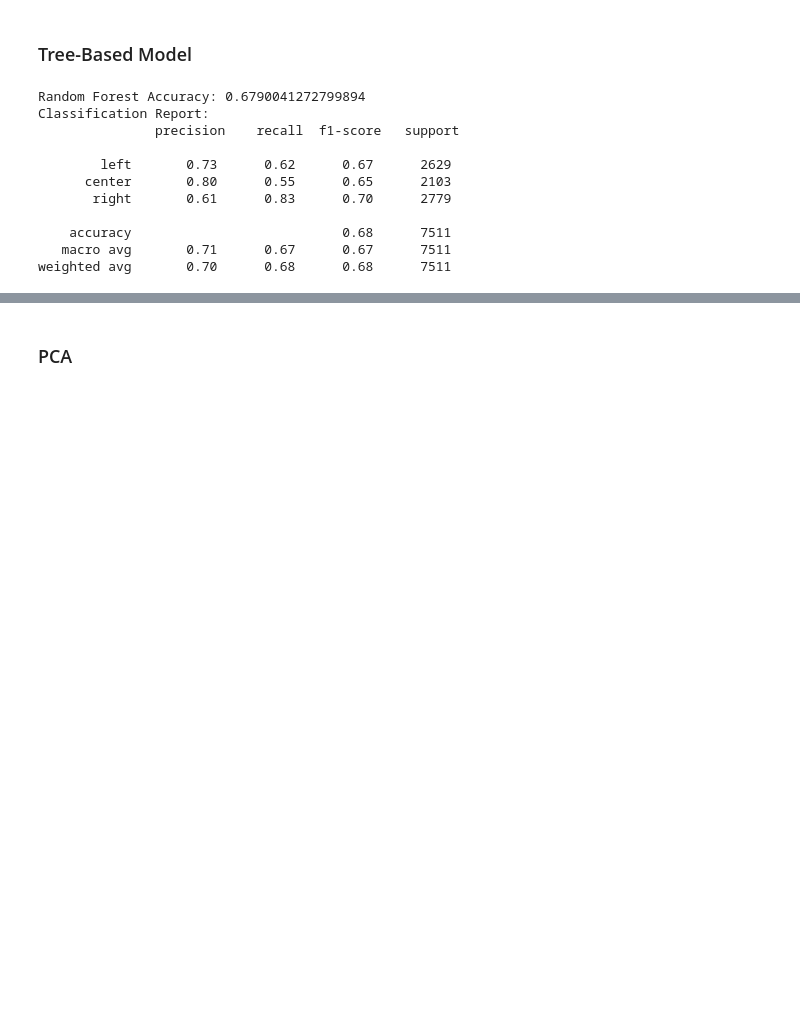
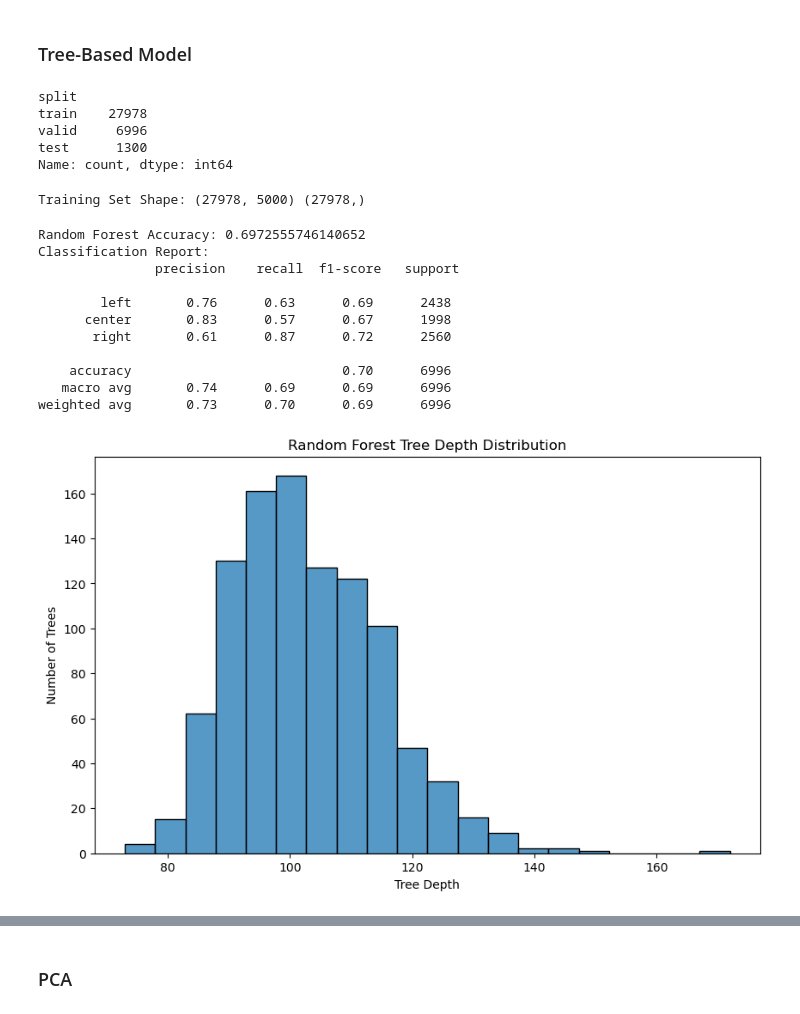
Before and after one commit to UChicago-ML-DL/30100-final, a Jupyter notebook: Random forest.ipynb, the cells around one changed output, grey strips where cells are left out. Drawn from its saved outputs; the diff is of its cells as text; code cells hidden in the pictures; blank space fills up the shorter version.

```diff
--- a/Random forest.ipynb
+++ b/Random forest.ipynb
@@ -203,6 +212,14 @@ dtype: float64
 ## Model Training
 # %% [markdown]
 ### Tree-Based Model
+# %%
+df["split"].value_counts()
+# %% [output]
+split
+train    27978
+valid     6996
+test      1300
+Name: count, dtype: int64
 # %%
 from sklearn.ensemble import RandomForestClassifier
 from sklearn.metrics import accuracy_score, classification_report
@@ -212,31 +229,50 @@ from sklearn.model_selection import train_test_split
 X = tfidf_matrix.toarray()
 y = df['bias']
 
-X_train, X_test, y_train, y_test = train_test_split(X, y, test_size=0.2, random_state=42)
+X_train = X[df["split"] == "train"]
+y_train = y[df["split"] == "train"]
+X_val = X[df["split"] == "valid"]
+y_val = y[df["split"] == "valid"]
+X_test = X[df["split"] == "test"]
+y_test = y[df["split"] == "test"]
+# %%
+print("Training Set Shape:", X_train.shape, y_train.shape)
+# %% [output]
+Training Set Shape: (27978, 5000) (27978,)
 # %%
 # Train Random Forest model
-rf_clf = RandomForestClassifier(n_estimators=300, random_state=42, n_jobs=-1)
+rf_clf = RandomForestClassifier(n_estimators=1000, random_state=42, n_jobs=-1)
 rf_clf.fit(X_train, y_train)
 
 # Predict on test set
-y_pred = rf_clf.predict(X_test)
+y_pred = rf_clf.predict(X_val)
 
 # Evaluate model performance
-accuracy = accuracy_score(y_test, y_pred)
-classification_rep = classification_report(y_test, y_pred, target_names=['left', 'center', 'right'])
+accuracy = accuracy_score(y_val, y_pred)
+classification_rep = classification_report(y_val, y_pred, target_names=['left', 'center', 'right'])
 
 print("Random Forest Accuracy:", accuracy)
 print("Classification Report:\n", classification_rep)
 # %% [output]
-Random Forest Accuracy: 0.6790041272799894
+Random Forest Accuracy: 0.6972555746140652
 Classification Report:
                precision    recall  f1-score   support
 
-        left       0.73      0.62      0.67      2629
-      center       0.80      0.55      0.65      2103
-       right       0.61      0.83      0.70      2779
+        left       0.76      0.63      0.69      2438
+      center       0.83      0.57      0.67      1998
+       right       0.61      0.87      0.72      2560
 
-    accuracy                           0.68      7511
-   macro avg       0.71      0.67      0.67      7511
-weighted avg       0.70      0.68      0.68      7511
+    accuracy                           0.70      6996
+   macro avg       0.74      0.69      0.69      6996
+weighted avg       0.73      0.70      0.69      6996
+# %%
+# Visualize the depth of the trees
+plt.figure(figsize=(10, 6))
+sns.histplot([estimator.tree_.max_depth for estimator in rf_clf.estimators_], bins=20)
+plt.title('Random Forest Tree Depth Distribution')
+plt.xlabel('Tree Depth')
+plt.ylabel('Number of Trees')
+plt.show()
+# %% [output]
+[figure, added]
 # %%
```
Also changed, not shown: parts of 12 cells of this notebook.
